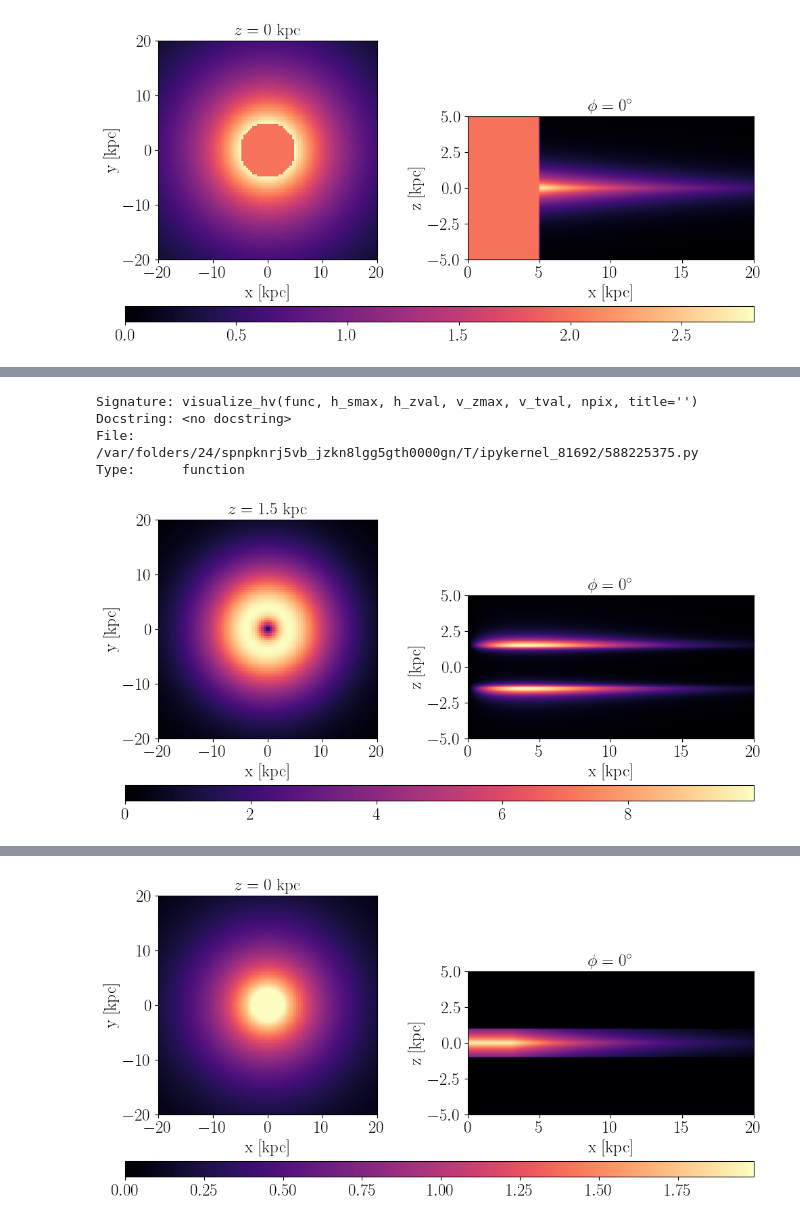
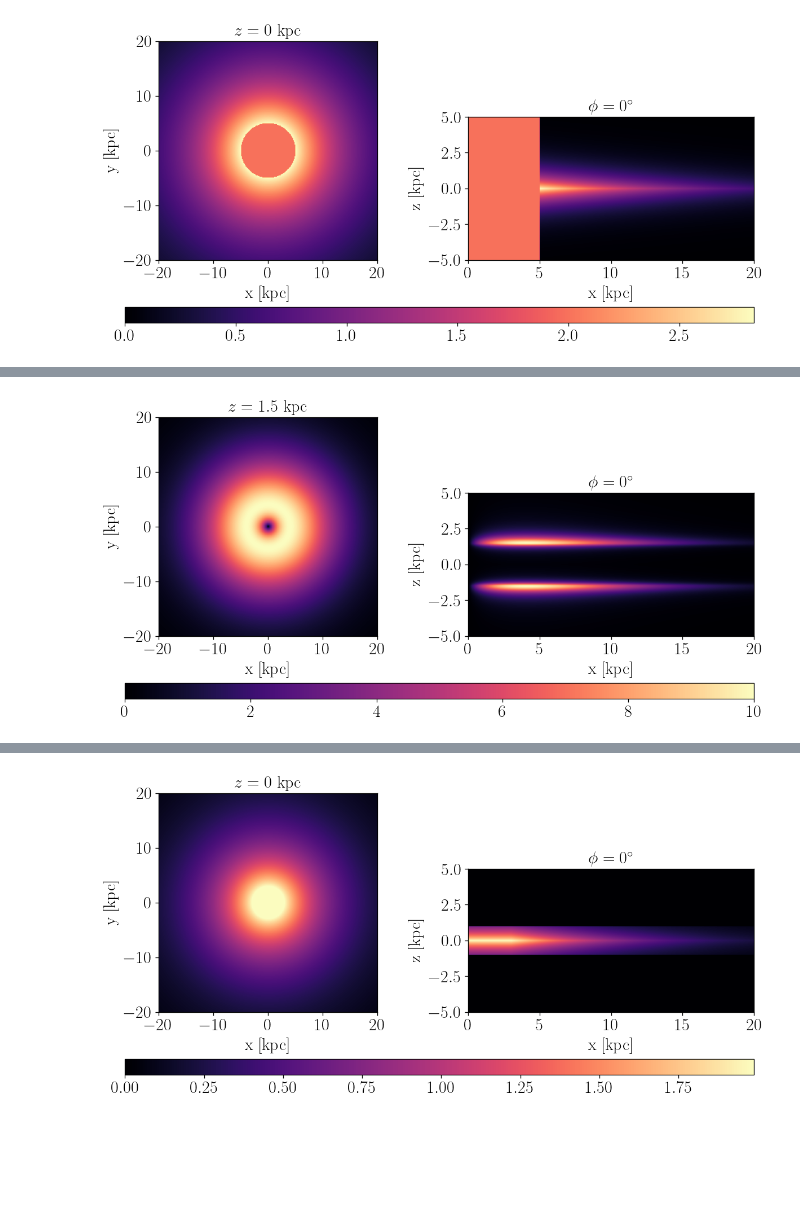
Before and after one commit to yitiansun/axion-mirror, a Jupyter notebook: 3D_model/galactic synchrotron.ipynb, the cells around one changed output, grey strips where cells are left out. Cells and saved outputs as stored; diff of their text form; code cells hidden in the pictures; blank space fills up the shorter version.

```diff
--- a/3D_model/galactic synchrotron.ipynb
+++ b/3D_model/galactic synchrotron.ipynb
@@ -142,22 +166,17 @@ visualize_hv(lambda x: np.linalg.norm(BD_AR(x)), 20, 0, 5, 0, 100)
 #### 6.2.2 Halo regular field
 <img src="plots/Halo_B_field.png" alt="drawing" width="400"/>
 # %%
-def BH(stz):
-    R, _, z = stz
+def BH(stz_s): # [muG] ( [[kpc], [1], [kpc]] ), vectorized
+    R_s, t_s, z_s = stz_s
     BH0, RH0, zH0 = 10, 4, 1.5
-    zH1 = 0.2 if np.abs(z) < zH0 else 0.4
-    return np.array([0, BH0 / (1+((np.abs(z)-zH0)/zH1)**2)*R/RH0*np.exp(-(R-RH0)/RH0), 0])
+    zH1_s = jnp.where(jnp.abs(z_s) < zH0, 0.2, 0.4)
+    return jnp.array([jnp.zeros_like(zH1_s),
+                      BH0 / (1+((jnp.abs(z_s)-zH0)/zH1_s)**2)*R_s/RH0*jnp.exp(-(R_s-RH0)/RH0),
+                      jnp.zeros_like(zH1_s)])
-# %%
-visualize_hv?
-# %% [output]
-Signature: visualize_hv(func, h_smax, h_zval, v_zmax, v_tval, npix, title='')
-Docstring: <no docstring>
-File:      /var/folders/24/spnpknrj5vb_jzkn8lgg5gth0000gn/T/ipykernel_81692/588225375.py
-Type:      function
 # %%
-visualize_hv(lambda x: np.linalg.norm(BH(x)), 20, 1.5, 5, 0, 100)
+visualize_hv(lambda x: norms(BH(x)), 20, 1.5, 5, 0, 300)
 # %% [output]
-[figure, old version]
+[figure, new version]
 # %% [markdown]
 #### 6.3.2. CR electron density
 <img src="plots/CRelec_text.png" alt="drawing" width="400"/>
```
Also changed, not shown: parts of 55 cells of this notebook, 12 other files.
